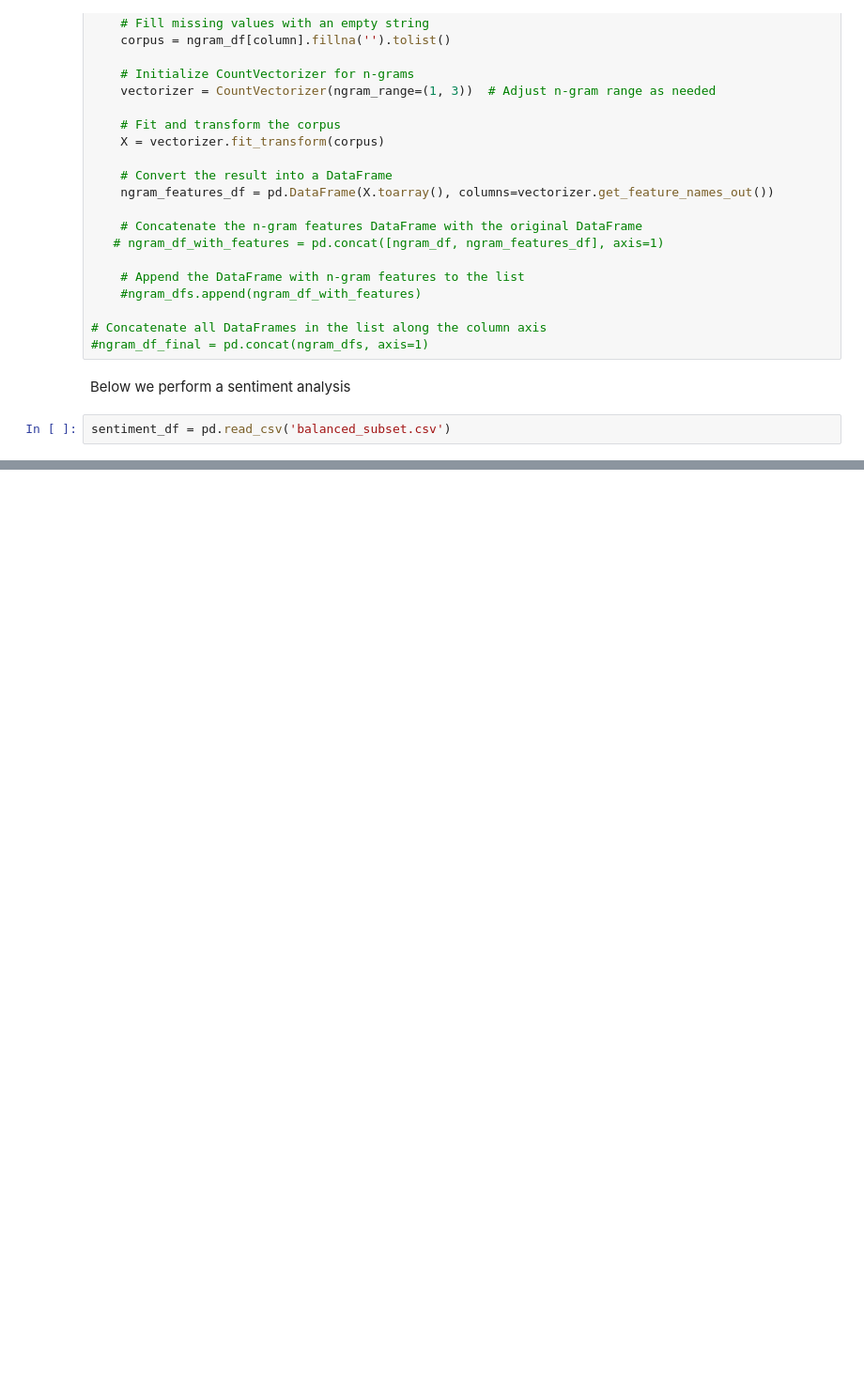
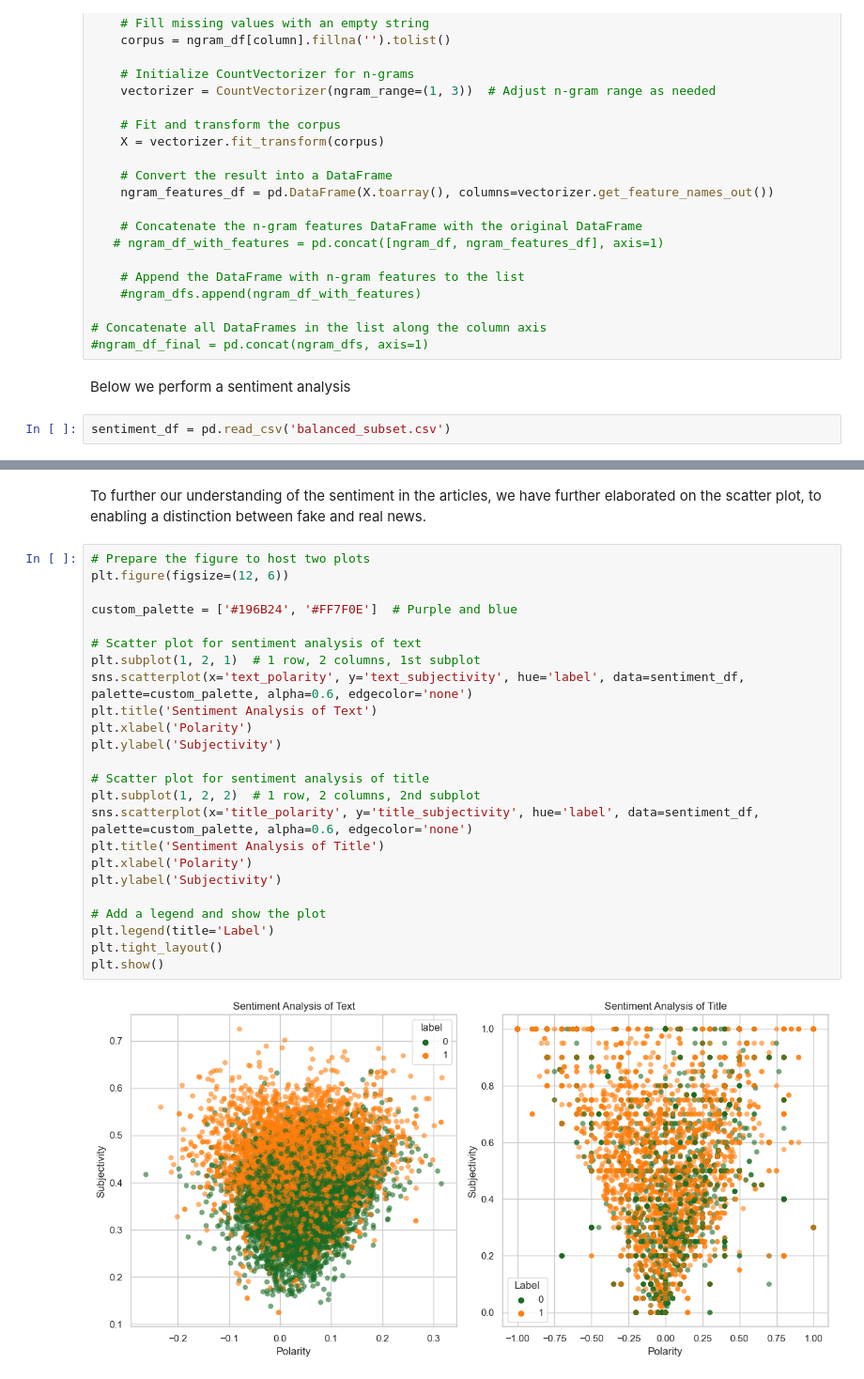
Before and after one commit to AndreasHaavik/FakeNews, a Jupyter notebook: featureEngineering.ipynb, the cells around one changed output, grey strips where cells are left out. Shown: that part at 94% size. Cells and saved outputs as stored; diff of their text form; blank space fills up the shorter version.

```diff
--- a/featureEngineering.ipynb
+++ b/featureEngineering.ipynb
@@ -79,0 +102,29 @@ sentiment_df.to_csv('Preprocessed_incl_sentiment.csv', index=False)
+# %% [markdown]
+To further our understanding of the sentiment in the articles, we have further elaborated on the scatter plot, to enabling a
+distinction between fake and real news.
+# %%
+# Prepare the figure to host two plots
+plt.figure(figsize=(12, 6))
+
+custom_palette = ['#196B24', '#FF7F0E']  # Purple and blue
+
+# Scatter plot for sentiment analysis of text
+plt.subplot(1, 2, 1)  # 1 row, 2 columns, 1st subplot
+sns.scatterplot(x='text_polarity', y='text_subjectivity', hue='label', data=sentiment_df, palette=custom_palette, alpha=0.6, edgecolor='none')
+plt.title('Sentiment Analysis of Text')
+plt.xlabel('Polarity')
+plt.ylabel('Subjectivity')
+
+# Scatter plot for sentiment analysis of title
+plt.subplot(1, 2, 2)  # 1 row, 2 columns, 2nd subplot
+sns.scatterplot(x='title_polarity', y='title_subjectivity', hue='label', data=sentiment_df, palette=custom_palette, alpha=0.6, edgecolor='none')
+plt.title('Sentiment Analysis of Title')
+plt.xlabel('Polarity')
+plt.ylabel('Subjectivity')
+
+# Add a legend and show the plot
+plt.legend(title='Label')
+plt.tight_layout()
+plt.show()
+# %% [output]
+[figure, added]
```
Also changed, not shown: parts of 3 cells of this notebook, 1 other file.
